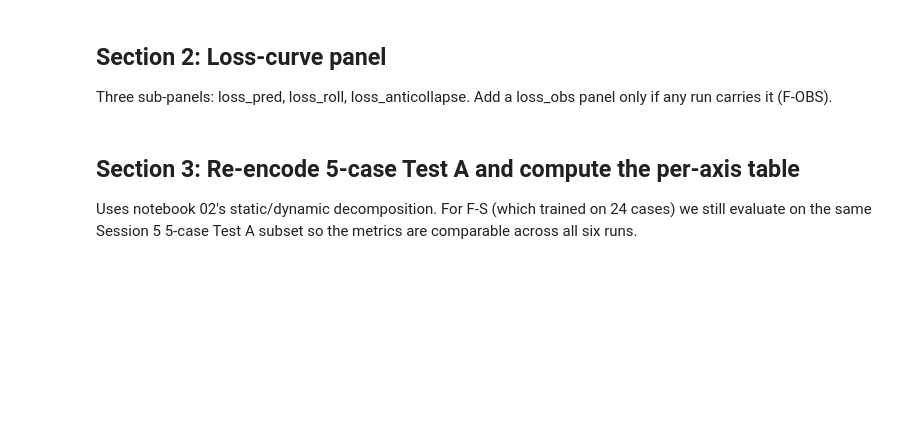
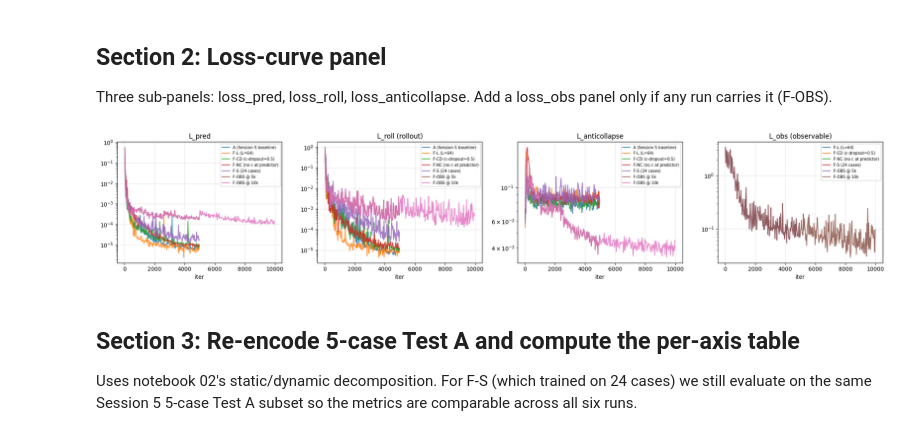
Before and after one commit to sanmi90/GUST-JEPA, a Jupyter notebook: notebooks/03_factorial_analysis.ipynb, the cells around one changed output. Cells and saved outputs as stored; diff of their text form; code cells hidden in the pictures; blank space fills up the shorter version.

```diff
--- a/notebooks/03_factorial_analysis.ipynb
+++ b/notebooks/03_factorial_analysis.ipynb
@@ -110,22 +145,24 @@ panel only if any run carries it (F-OBS).
 # %%
 fig, axes = plt.subplots(1, 4, figsize=(20, 4), sharex=True)
 keys = ['loss_pred', 'loss_roll', 'loss_anticollapse', 'loss_obs']
 titles = ['L_pred', 'L_roll (rollout)', 'L_anticollapse', 'L_obs (observable)']
 for ax, key, title in zip(axes, keys, titles):
-    for label, (_, _, df) in loaded.items():
+    for label, (_, _, df, _) in loaded.items():
         if key not in df.columns:
             continue
         sub = df[key].dropna()
         if sub.empty:
             continue
         ax.plot(sub.index, sub.values, label=label, alpha=0.85)
     ax.set_title(title)
     ax.set_xlabel('iter')
     ax.set_yscale('log')
     ax.grid(True, alpha=0.3)
     ax.legend(fontsize=7)
 plt.tight_layout()
 plt.show()
+# %% [output]
+[figure, added]
 # %% [markdown]
 ## Section 3: Re-encode 5-case Test A and compute the per-axis table
 
```
Also changed, not shown: parts of 7 cells of this notebook, 5 other files.
